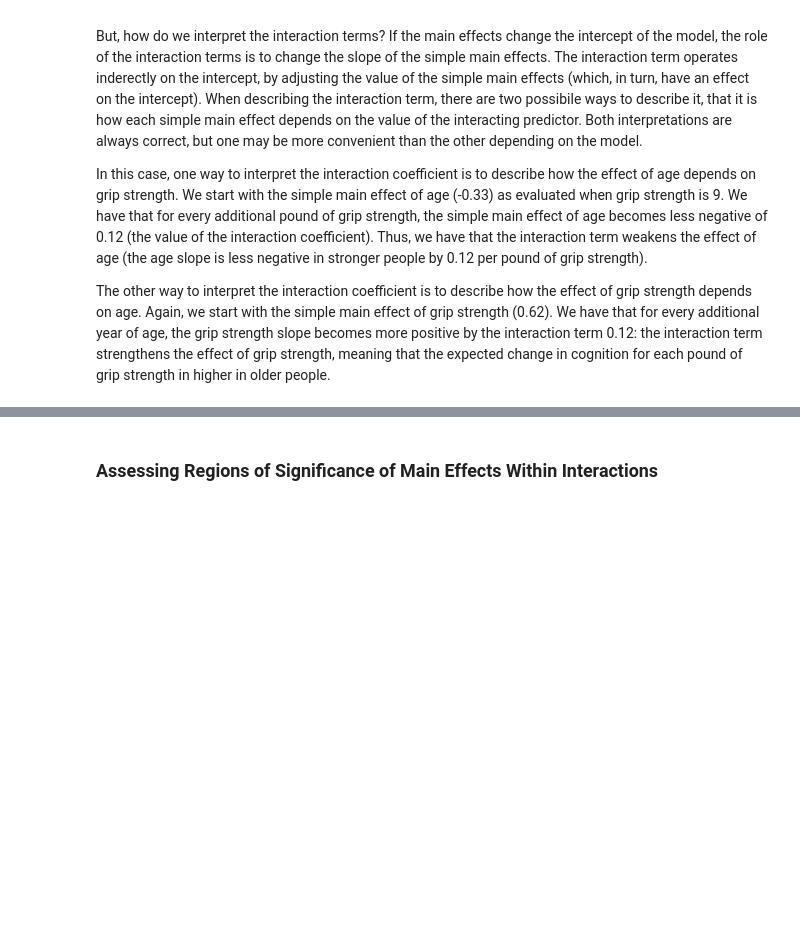
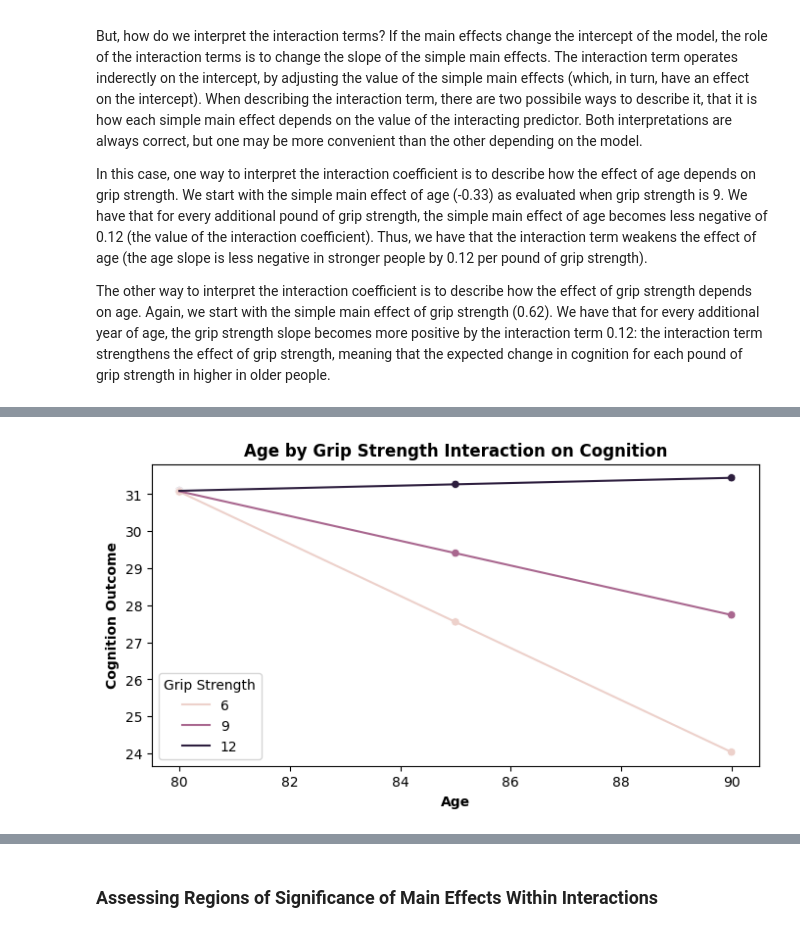
Before and after one commit to dado93/longitudinal-modeling, a Jupyter notebook: Chapters/02/02_Notebook.ipynb, the cells around one changed output, grey strips where cells are left out. Drawn from its saved outputs; the diff is of its cells as text; code cells hidden in the pictures; blank space fills up the shorter version.

```diff
--- a/Chapters/02/02_Notebook.ipynb
+++ b/Chapters/02/02_Notebook.ipynb
@@ -488,0 +596,20 @@ The other way to interpret the interaction coefficient is to describe how the ef
+# %%
+new_people = pd.DataFrame({
+    AGE_COL: [80,85,90,80,85,90,80,85,90],
+    GRIP_COL: [12,12,12,9,9,9,6,6,6],
+    CENTERED_AGE_COL: [-5,0,5,-5,0,5,-5,0,5],
+    CENTERED_GRIP_COL: [3,3,3,0,0,0,-3,-3,-3],
+    SEX_COL: [0 for __ in range(9)],
+    DEMENTIA_GROUP_COL: [1 for __ in range(9)],
+})
+new_people[COGNITION_COL] = age_grip_int_model.predict(new_people)
+# %%
+fig, ax = plt.subplots(1,1,figsize=(8,4))
+ax = sns.lineplot(data=new_people, x=AGE_COL,hue=GRIP_COL,y=COGNITION_COL)
+ax = sns.scatterplot(data=new_people, x=AGE_COL,hue=GRIP_COL,y=COGNITION_COL, legend=False)
+ax.set_title("Age by Grip Strength Interaction on Cognition", fontweight="bold")
+ax.set_xlabel("Age", fontweight="bold")
+ax.set_ylabel("Cognition Outcome", fontweight="bold")
+ax.legend(title="Grip Strength");
+# %% [output]
+[figure, added]
```
Also changed, not shown: parts of 16 cells of this notebook, 1 other file.
